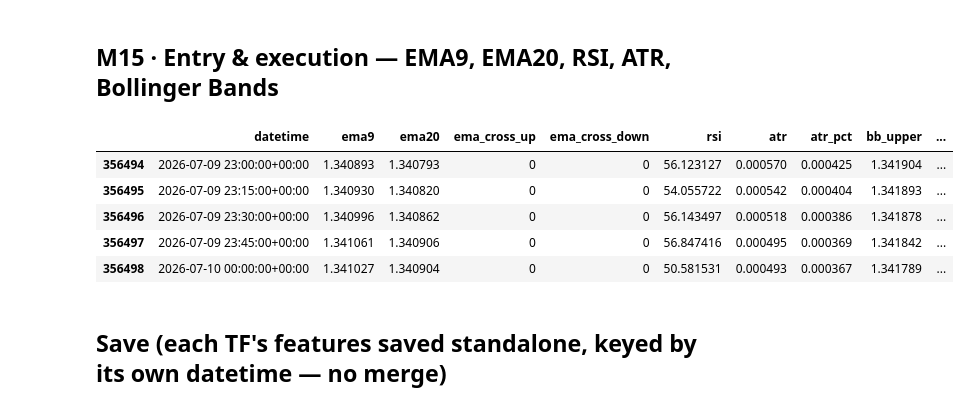
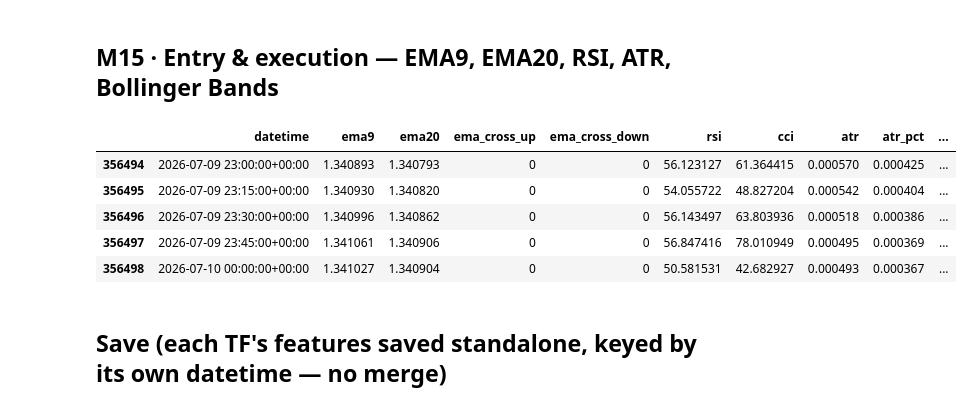
Before and after one commit to ssabrut/trading-bot, a Jupyter notebook: notebooks/2_feature_engineer.ipynb, the cells around one changed output. Cells and saved outputs as stored; diff of their text form; code cells hidden in the pictures.

```diff
--- a/notebooks/2_feature_engineer.ipynb
+++ b/notebooks/2_feature_engineer.ipynb
@@ -99,6 +99,16 @@ def bollinger_bands(series: pd.Series, period: int = 20, num_std: float = 2.0) -
             "bb_pct_b": (series - lower) / (upper - lower),
         }
     )
+
+
+def cci(df: pd.DataFrame, period: int = 20) -> pd.Series:
+    """Commodity Channel Index, causal."""
+    typical_price = (df["high"] + df["low"] + df["close"]) / 3
+    sma = typical_price.rolling(period, min_periods=period).mean()
+    mean_dev = typical_price.rolling(period, min_periods=period).apply(
+        lambda x: np.mean(np.abs(x - x.mean())), raw=True
+    )
+    return (typical_price - sma) / (0.015 * mean_dev)
 # %% [markdown]
 ## D1 · Market regime — EMA200, EMA50, ADX, ATR
 # %%
@@ -190,7 +202,7 @@ feat_h1.tail()
 # %% [markdown]
 ## M15 · Entry & execution — EMA9, EMA20, RSI, ATR, Bollinger Bands
 # %%
-def features_m15(df: pd.DataFrame, rsi_period: int = 14, atr_period: int = 14, bb_period: int = 20) -> pd.DataFrame:
+def features_m15(df: pd.DataFrame, rsi_period: int = 14, atr_period: int = 14, bb_period: int = 20, cci_period: int = 20) -> pd.DataFrame:
     out = pd.DataFrame(index=df.index)
     out["datetime"] = df["datetime"]
 
@@ -199,39 +211,40 @@ def features_m15(df: pd.DataFrame, rsi_period: int = 14, atr_period: int = 14, b
     ema_diff_sign = np.sign(out["ema9"] - out["ema20"])
     out["ema_cross_up"] = ((ema_diff_sign == 1) & (ema_diff_sign.shift(1) <= 0)).astype(int)
     out["ema_cross_down"] = ((ema_diff_sign == -1) & (ema_diff_sign.shift(1) >= 0)).astype(int)
 
     out["rsi"] = rsi(df, rsi_period)
+    out["cci"] = cci(df, cci_period)
 
     out["atr"] = atr(df, atr_period)
     out["atr_pct"] = out["atr"] / df["close"]
 
     bb_df = bollinger_bands(df["close"], bb_period)
     out["bb_upper"] = bb_df["bb_upper"]
     out["bb_lower"] = bb_df["bb_lower"]
     out["bb_width"] = bb_df["bb_width"]
     out["bb_pct_b"] = bb_df["bb_pct_b"]
 
     # session / time-of-day — pure calendar math, identical across any data source (no train/live mismatch)
     hour = df["datetime"].dt.hour
     out["session_asian"] = ((hour >= 0) & (hour < 8)).astype(int)
     out["session_london"] = ((hour >= 8) & (hour < 16)).astype(int)
     out["session_ny"] = ((hour >= 13) & (hour < 21)).astype(int)
     out["session_overlap"] = ((hour >= 13) & (hour < 16)).astype(int)
     out["hour_sin"] = np.sin(2 * np.pi * hour / 24)
     out["hour_cos"] = np.cos(2 * np.pi * hour / 24)
 
     return out
 
 
 feat_m15 = features_m15(clean["M15"])
 feat_m15.tail()
 # %% [output]
-|  | datetime | ema9 | ema20 | ema_cross_up | ema_cross_down | rsi | atr | atr_pct | bb_upper | ... |
-| 356494 | 2026-07-09 23:00:00+00:00 | 1.340893 | 1.340793 | 0 | 0 | 56.123127 | 0.000570 | 0.000425 | 1.341904 | ... |
-| 356495 | 2026-07-09 23:15:00+00:00 | 1.340930 | 1.340820 | 0 | 0 | 54.055722 | 0.000542 | 0.000404 | 1.341893 | ... |
-| 356496 | 2026-07-09 23:30:00+00:00 | 1.340996 | 1.340862 | 0 | 0 | 56.143497 | 0.000518 | 0.000386 | 1.341878 | ... |
-| 356497 | 2026-07-09 23:45:00+00:00 | 1.341061 | 1.340906 | 0 | 0 | 56.847416 | 0.000495 | 0.000369 | 1.341842 | ... |
-| 356498 | 2026-07-10 00:00:00+00:00 | 1.341027 | 1.340904 | 0 | 0 | 50.581531 | 0.000493 | 0.000367 | 1.341789 | ... |
+|  | datetime | ema9 | ema20 | ema_cross_up | ema_cross_down | rsi | cci | atr | atr_pct | ... |
+| 356494 | 2026-07-09 23:00:00+00:00 | 1.340893 | 1.340793 | 0 | 0 | 56.123127 | 61.364415 | 0.000570 | 0.000425 | ... |
+| 356495 | 2026-07-09 23:15:00+00:00 | 1.340930 | 1.340820 | 0 | 0 | 54.055722 | 48.827204 | 0.000542 | 0.000404 | ... |
+| 356496 | 2026-07-09 23:30:00+00:00 | 1.340996 | 1.340862 | 0 | 0 | 56.143497 | 63.803936 | 0.000518 | 0.000386 | ... |
+| 356497 | 2026-07-09 23:45:00+00:00 | 1.341061 | 1.340906 | 0 | 0 | 56.847416 | 78.010949 | 0.000495 | 0.000369 | ... |
+| 356498 | 2026-07-10 00:00:00+00:00 | 1.341027 | 1.340904 | 0 | 0 | 50.581531 | 42.682927 | 0.000493 | 0.000367 | ... |
 # %% [markdown]
 ## Save (each TF's features saved standalone, keyed by its own datetime — no merge)
 # %%
```
Also changed, not shown: parts of 4 cells of this notebook, 30 other files.
